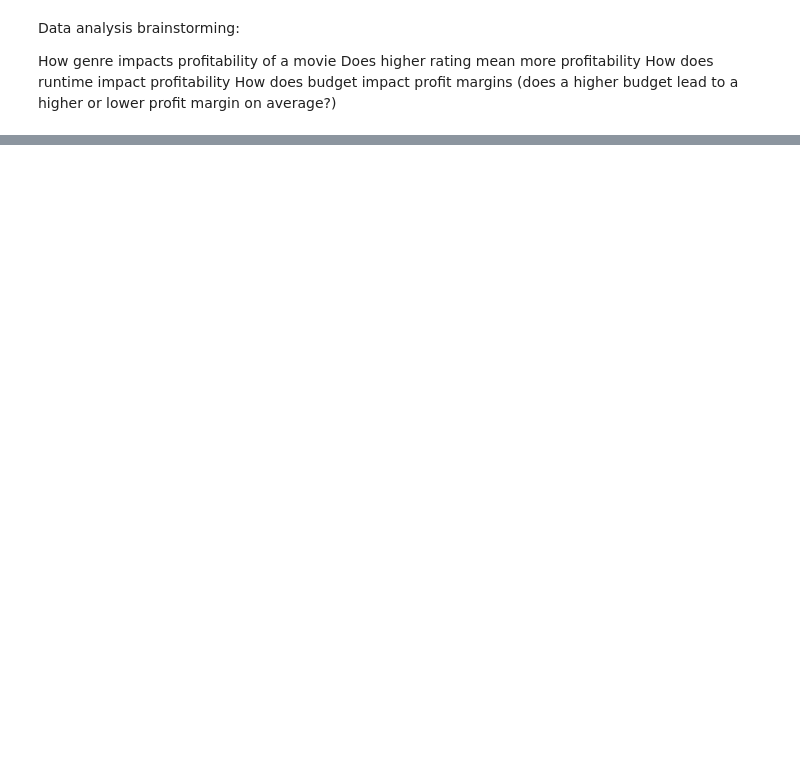
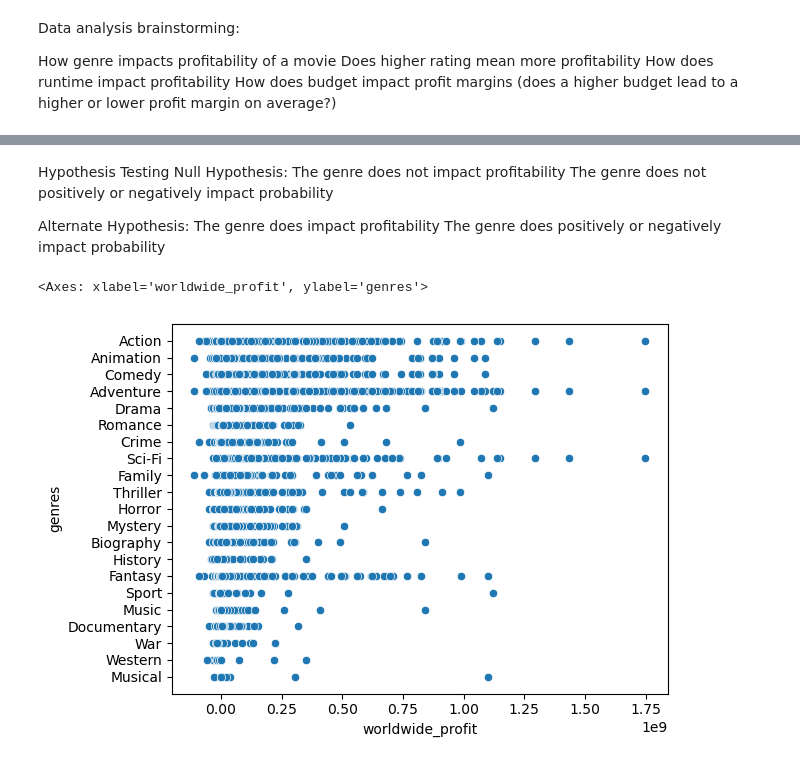
Before and after one commit to abwilliamss/AIAcademy-capstone, a Jupyter notebook: AI Academy - Capstone Project - Rhea.ipynb, the cells around one changed output, grey strips where cells are left out. Cells and saved outputs as stored; diff of their text form; code cells hidden in the pictures; blank space fills up the shorter version.

```diff
--- a/AI Academy - Capstone Project - Rhea.ipynb
+++ b/AI Academy - Capstone Project - Rhea.ipynb
@@ -116,0 +216,14 @@ How does budget impact profit margins (does a higher budget lead to a higher or
+# %% [markdown]
+Hypothesis Testing
+Null Hypothesis: The genre does not impact profitability
+The genre does not positively or negatively impact probability
+
+Alternate Hypothesis: The genre does impact profitability
+The genre does positively or negatively impact probability
+# %%
+sns.scatterplot(y="genres",
+x="worldwide_profit",
+data=final)
+# %% [output]
+<Axes: xlabel='worldwide_profit', ylabel='genres'>
+[figure, added]
```
Also changed, not shown: parts of 21 cells of this notebook.
